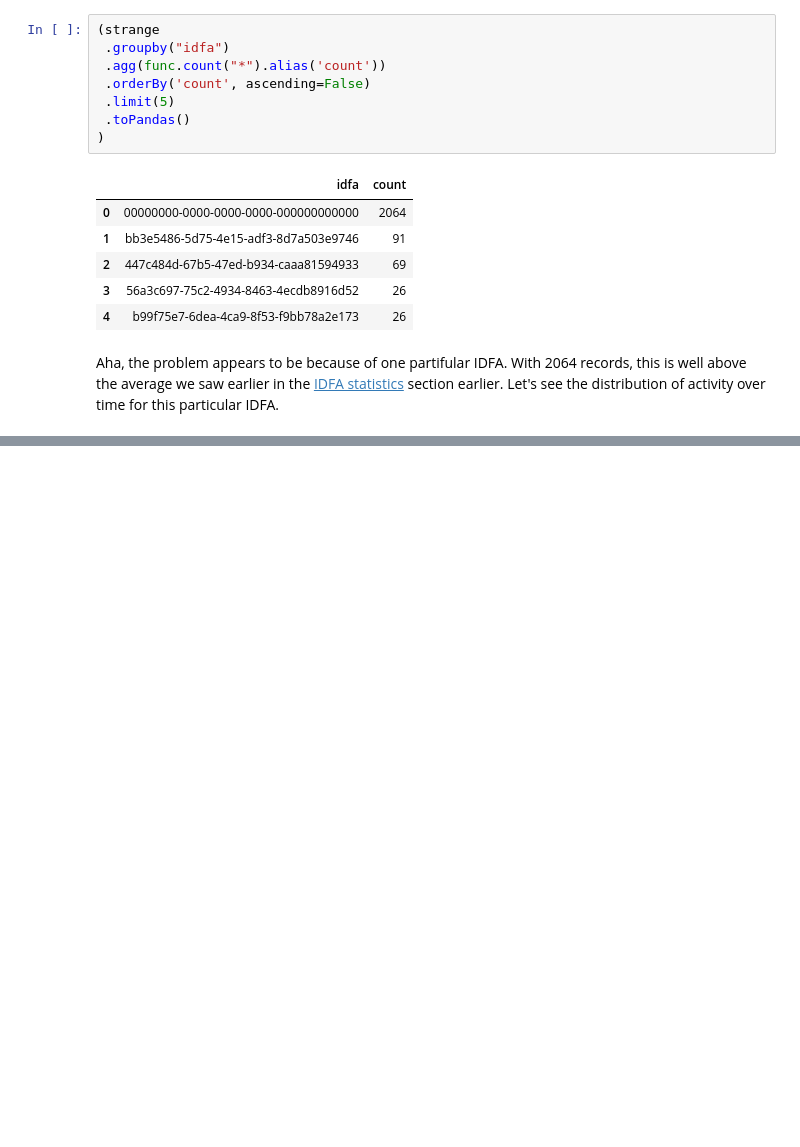
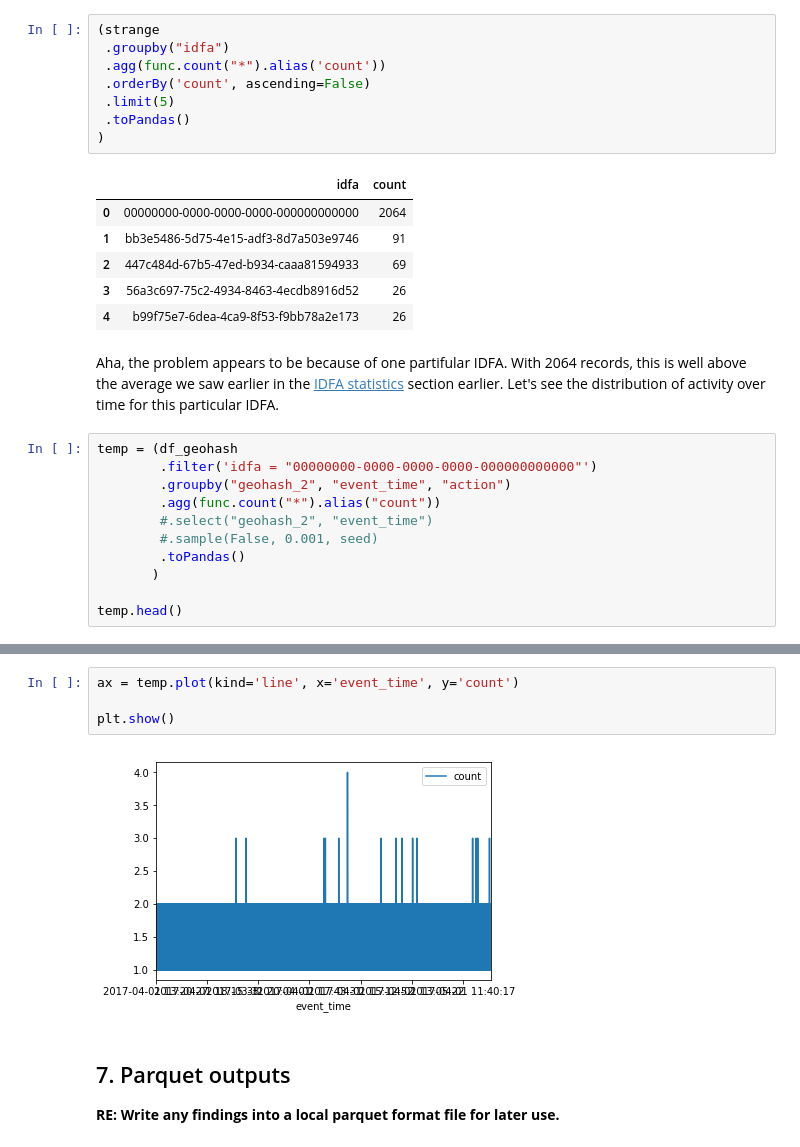
Before and after one commit to fqaiser94/DataEngChallenge, a Jupyter notebook: Freckle Data Engineer Challenge.ipynb, the cells around one changed output, grey strips where cells are left out. Drawn from its saved outputs; the diff is of its cells as text; blank space fills up the shorter version.

Commit message:
add time series plot

```diff
--- a/Freckle Data Engineer Challenge.ipynb
+++ b/Freckle Data Engineer Challenge.ipynb
@@ -712,3 +714,14 @@ I assume that this is just a quirk in the geohash algorithm. In any case, let's
 | 4 | b99f75e7-6dea-4ca9-8f53-f9bb78a2e173 | 26 |
 # %% [markdown]
 Aha, the problem appears to be because of one partifular IDFA. With 2064 records, this is well above the average we saw earlier in the [IDFA statistics](#IDFA_statistics) section earlier. Let's see the distribution of activity over time for this particular IDFA.
+# %%
+temp = (df_geohash
+        .filter('idfa = "00000000-0000-0000-0000-000000000000"')
+        .groupby("geohash_2", "event_time", "action")
+        .agg(func.count("*").alias("count"))
+        #.select("geohash_2", "event_time")
+        #.sample(False, 0.001, seed)
+        .toPandas()
+       )
+
+temp.head()
@@ -714,0 +735,10 @@ Aha, the problem appears to be because of one partifular IDFA. With 2064 records
+# %%
+ax = temp.plot(kind='line', x='event_time', y='count')
+
+plt.show()
+# %% [output]
+[figure, added]
+# %% [markdown]
+## 7. Parquet outputs
+
+**RE: Write any findings into a local parquet format file for later use.**
```
Also changed, not shown: parts of 2 cells of this notebook.
